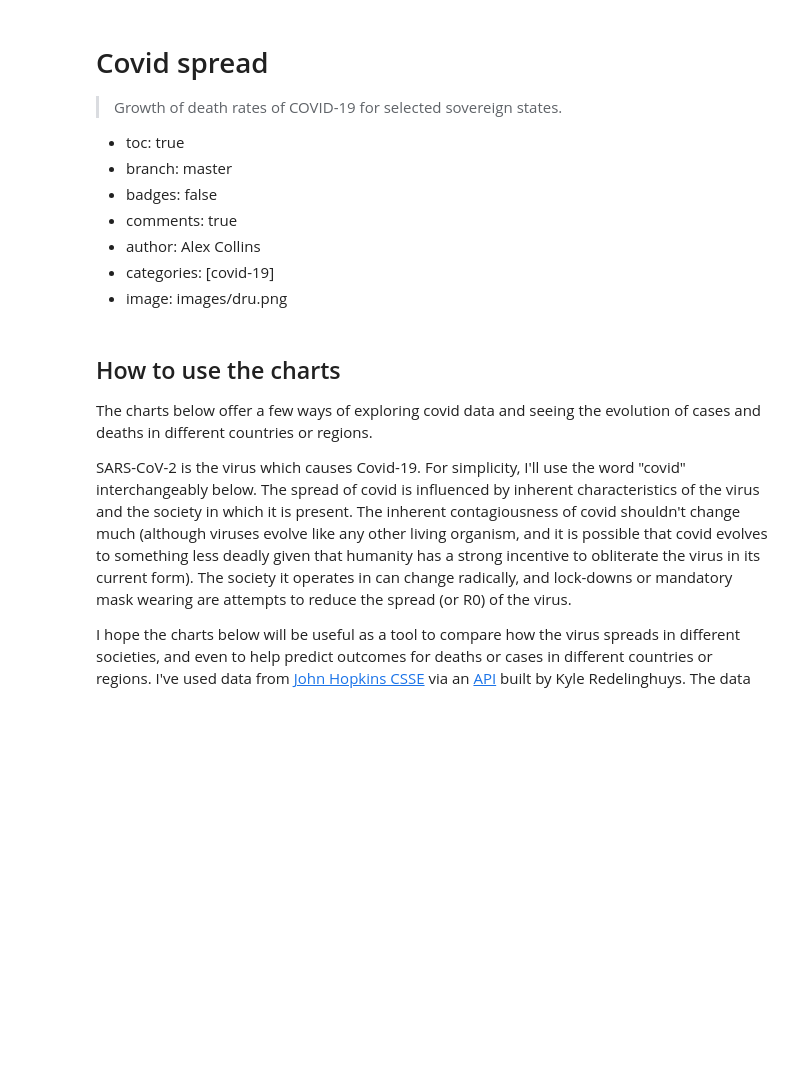
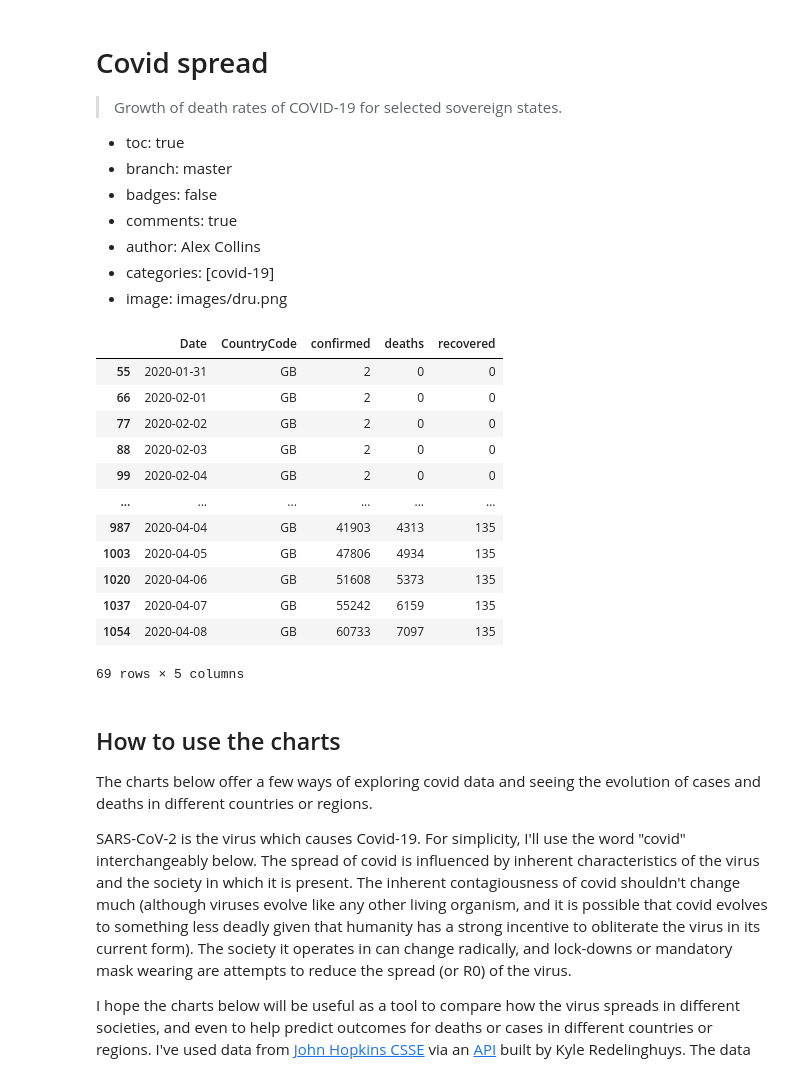
Before and after one commit to alexxcollins/dru_trading, a Jupyter notebook: _notebooks/2020-04-08-covid-dashboard.ipynb, the cells around one changed output. Saved outputs shown, nothing was run; the diff lists cells and outputs as text; code cells hidden in the pictures; blank space fills up the shorter version.

```diff
--- a/_notebooks/2020-04-08-covid-dashboard.ipynb
+++ b/_notebooks/2020-04-08-covid-dashboard.ipynb
@@ -72,13 +72,15 @@ slugs_list = ['united-kingdom',
              'iran',
              'netherlands',
              'czechia',
-             'austria'
+             'austria',
+             'sweden',
+             'denmark'
             ]
 status_list = ['confirmed', 'recovered', 'deaths']
 
 # following code creates lists and dictionary to identify which provinces from each country I'm interested in
 # I'm removing colonial states and cruise ships from the data
-no_province_l = ['GB', 'ES', 'FR', 'IT', 'JP', 'DE', 'KR', 'PT', 'IR', 'NL', 'CZ','AT']
+no_province_l = ['GB', 'ES', 'FR', 'IT', 'JP', 'DE', 'KR', 'PT', 'IR', 'NL', 'CZ','AT','SE','DK']
 
 province_dict = dict(zip(no_province_l, [[np.nan]]*len(no_province_l)))
 province_dict['US'] = ['Washington', 'Illinois', 'California', 'Arizona', 'Massachusetts',
@@ -197,6 +199,22 @@ def days_since(df=sov_df,since=since_num):
         df['days since %d %s' %(value, key)] = (df['Date'] - days.values).dt.days
 
     return df
+# %%
+sov_df[sov_df.CountryCode=='GB']
+# %% [output]
+|  | Date | CountryCode | confirmed | deaths | recovered |
+| 55 | 2020-01-31 | GB | 2 | 0 | 0 |
+| 66 | 2020-02-01 | GB | 2 | 0 | 0 |
+| 77 | 2020-02-02 | GB | 2 | 0 | 0 |
+| 88 | 2020-02-03 | GB | 2 | 0 | 0 |
+| 99 | 2020-02-04 | GB | 2 | 0 | 0 |
+| ... | ... | ... | ... | ... | ... |
+| 987 | 2020-04-04 | GB | 41903 | 4313 | 135 |
+| 1003 | 2020-04-05 | GB | 47806 | 4934 | 135 |
+| 1020 | 2020-04-06 | GB | 51608 | 5373 | 135 |
+| 1037 | 2020-04-07 | GB | 55242 | 6159 | 135 |
+| 1054 | 2020-04-08 | GB | 60733 | 7097 | 135 |
+69 rows × 5 columns
 # %%
 #hide
 sov_df = days_since(sov_df)
```
